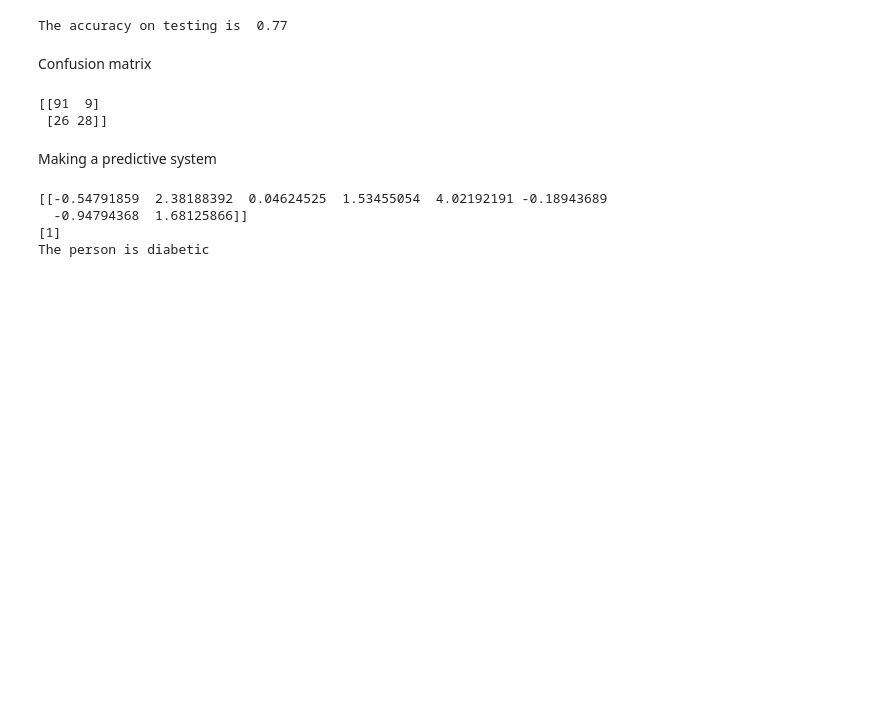
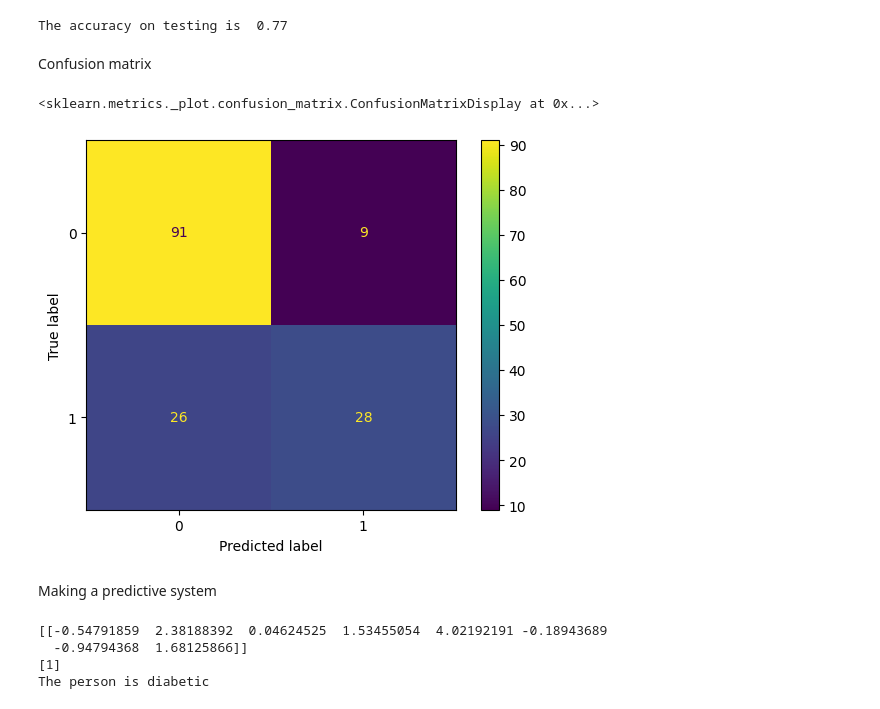
Before and after one commit to mikist23/diabetes_prediction_svm, a Jupyter notebook: diabetes_prediction.ipynb, the cells around one changed output. Drawn from its saved outputs; the diff is of its cells as text; code cells hidden in the pictures; blank space fills up the shorter version.

Commit message:
Confusion matrix evaluation

```diff
--- a/diabetes_prediction.ipynb
+++ b/diabetes_prediction.ipynb
@@ -119,10 +119,10 @@ The accuracy on testing is  0.77
 Confusion matrix
 # %%
 matrix = confusion_matrix(y_test,y_pred)
-print(matrix)
+ConfusionMatrixDisplay(matrix).plot()
 # %% [output]
-[[91  9]
- [26 28]]
+<sklearn.metrics._plot.confusion_matrix.ConfusionMatrixDisplay at 0x...>
+[figure, added]
 # %% [markdown]
 Making a predictive system
 # %%
```
Also changed, not shown: parts of 1 cell of this notebook.
